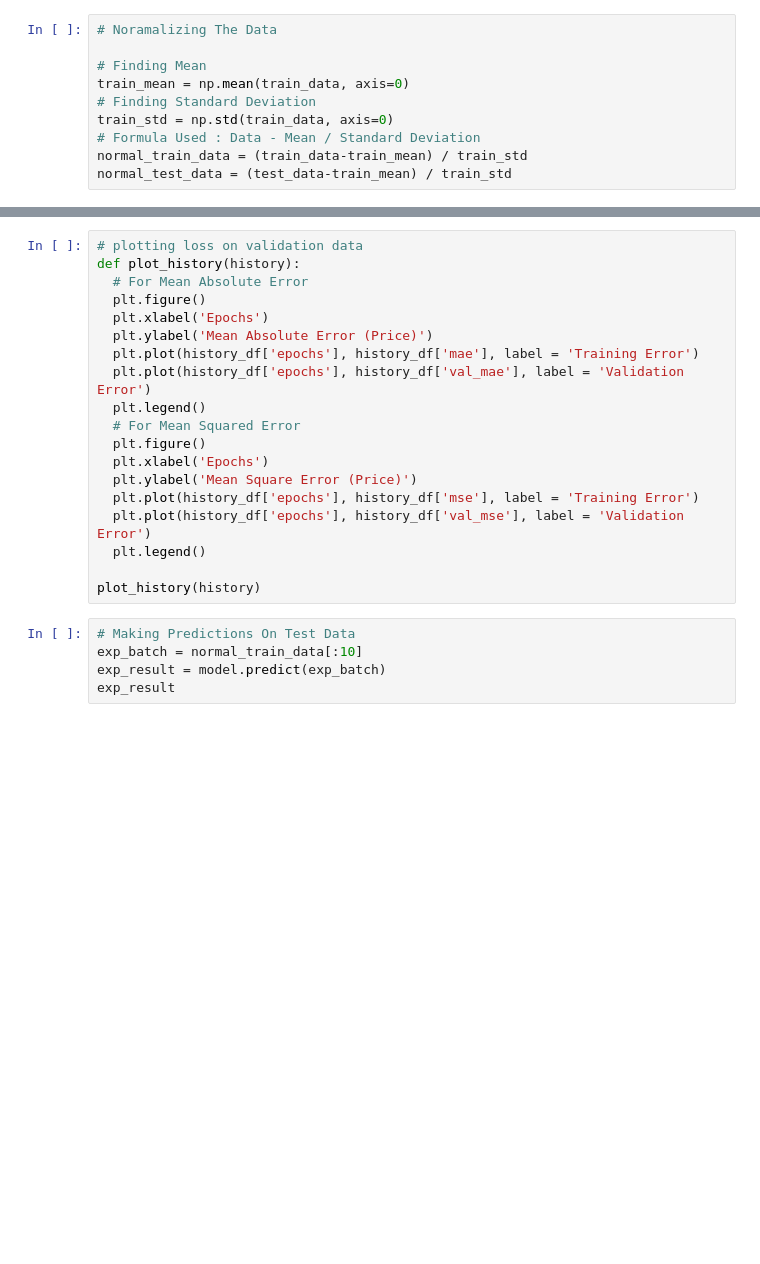
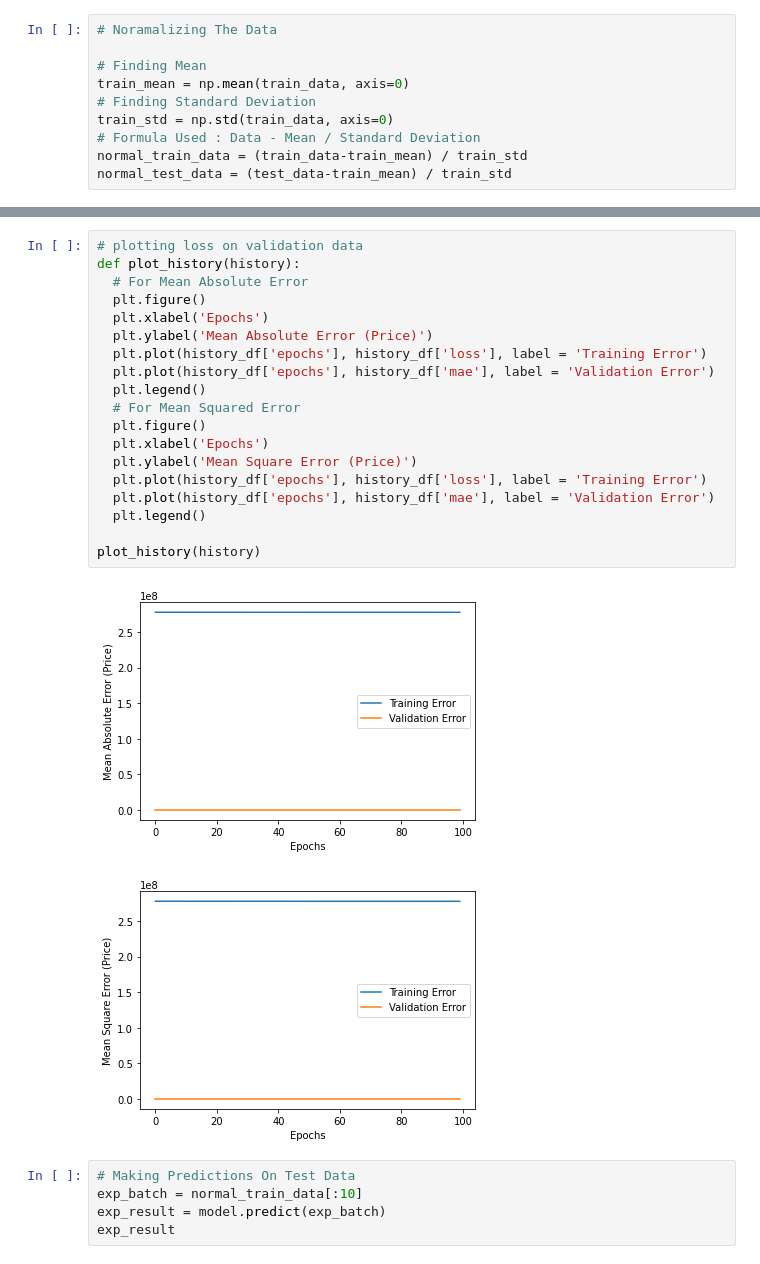
Before and after one commit to SyedHuzaifa007/PIAIC-Deep-Learning-Assignment, a Jupyter notebook: Car_Price_Prediction_assignment.ipynb, the cells around one changed output, grey strips where cells are left out. Cells and saved outputs as stored; diff of their text form; blank space fills up the shorter version.

```diff
--- a/Car_Price_Prediction_assignment.ipynb
+++ b/Car_Price_Prediction_assignment.ipynb
@@ -433,22 +465,25 @@ Mean Absolute Error: 11407.689453125
 # %%
 # plotting loss on validation data
 def plot_history(history):
   # For Mean Absolute Error
   plt.figure()
   plt.xlabel('Epochs')
   plt.ylabel('Mean Absolute Error (Price)')
-  plt.plot(history_df['epochs'], history_df['mae'], label = 'Training Error')
-  plt.plot(history_df['epochs'], history_df['val_mae'], label = 'Validation Error')
+  plt.plot(history_df['epochs'], history_df['loss'], label = 'Training Error')
+  plt.plot(history_df['epochs'], history_df['mae'], label = 'Validation Error')
   plt.legend()
   # For Mean Squared Error
   plt.figure()
   plt.xlabel('Epochs')
   plt.ylabel('Mean Square Error (Price)')
-  plt.plot(history_df['epochs'], history_df['mse'], label = 'Training Error')
-  plt.plot(history_df['epochs'], history_df['val_mse'], label = 'Validation Error')
+  plt.plot(history_df['epochs'], history_df['loss'], label = 'Training Error')
+  plt.plot(history_df['epochs'], history_df['mae'], label = 'Validation Error')
   plt.legend()
 
 plot_history(history)
+# %% [output]
+[figure, added]
+[figure, added]
 # %%
 # Making Predictions On Test Data
 exp_batch = normal_train_data[:10]
```
Also changed, not shown: parts of 7 cells of this notebook.
